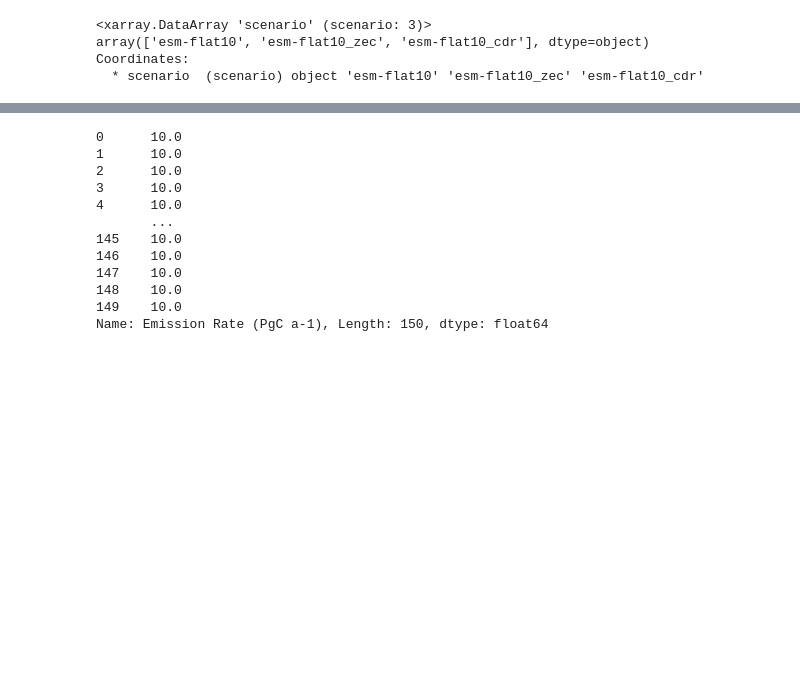
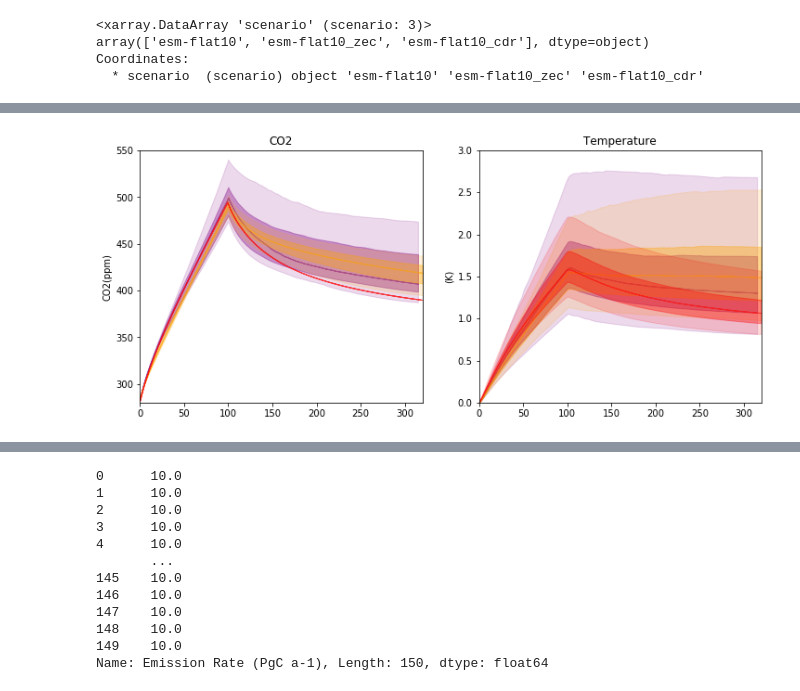
Before and after one commit to ckoven/esm-deck, a Jupyter notebook: flat10_scm.ipynb, the cells around one changed output, grey strips where cells are left out. Drawn from its saved outputs; the diff is of its cells as text; code cells hidden in the pictures; blank space fills up the shorter version.

```diff
--- a/flat10_scm.ipynb
+++ b/flat10_scm.ipynb
@@ -152 +192,32 @@ ax6.set_xlim([0,320])
 [figure]
+# %%
+fig = plt.figure(figsize=[12,5])
+
+
+ax1 = fig.add_subplot(1,2,1)
+plot_range(ds_magicc.co2_concentration.sel(scenario='esm-flat10_zec').T,ax1,col='purple')
+plot_range(ds_fair.co2_concentration.sel(scenario='esm-flat10_zec'),ax1,col='orange')
+plot_range(ds_cicero.co2_concentration.sel(scenario='esm-flat10_zec'),ax1,col='red')
+
+ax1.set_title('CO2')
+ax1.set_ylabel('CO2(ppm)')
+ax1.set_ylim([280,550])
+ax1.set_xlim([0,320])
+
+
+
+ax2 = fig.add_subplot(1,2,2)
+
+plot_range(ds_magicc.temperature.sel(scenario='esm-flat10_zec').T,ax2,col='purple')
+plot_range(ds_fair.temperature.sel(scenario='esm-flat10_zec'),ax2,col='orange')
+plot_range(ds_cicero.temperature.sel(scenario='esm-flat10_zec'),ax2,col='red')
+
+ax2.set_title('Temperature')
+ax2.set_ylabel('(K)')
+ax2.set_ylim([0,3])
+ax2.set_xlim([0,320])
+
+
+plt.savefig('flat10_scm.png', dpi=300, format='png')
+# %% [output]
+[figure, added]
```
Also changed, not shown: parts of 24 cells of this notebook, 7 other files.
